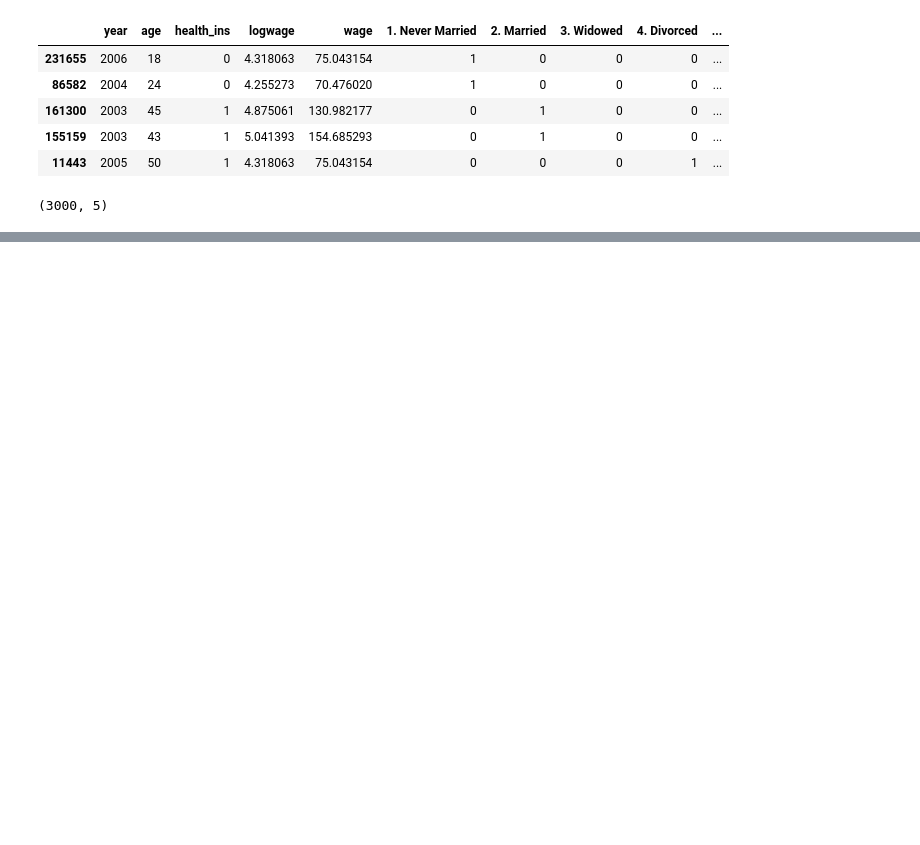
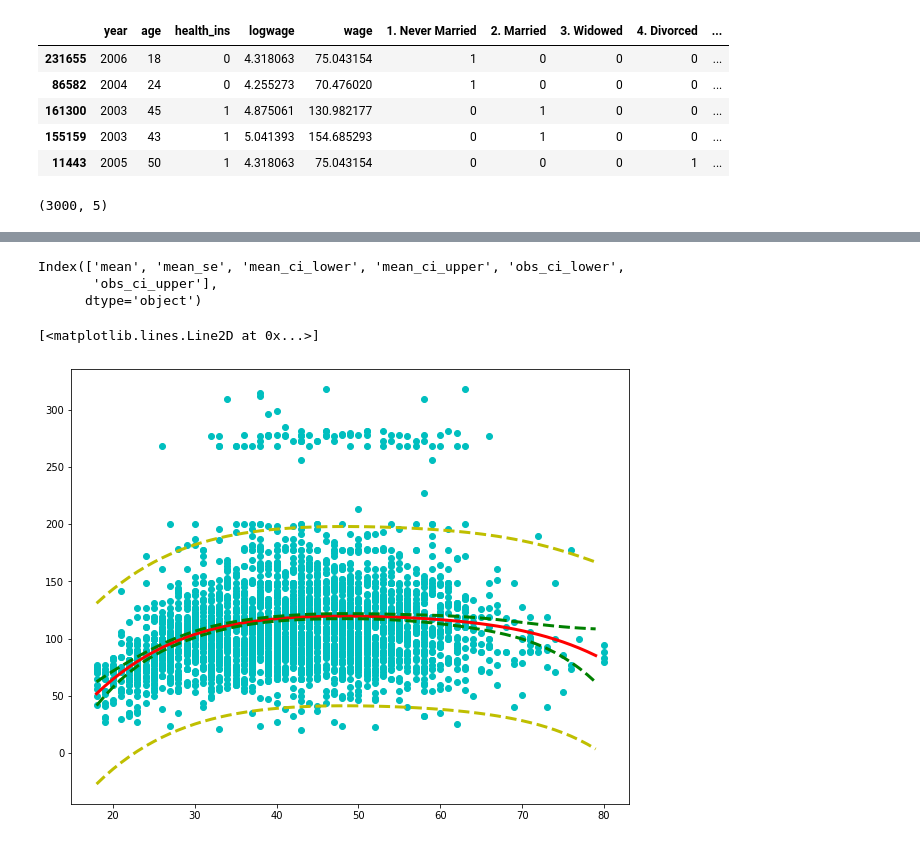
Before and after one commit to vivialprt/ISLR, a Jupyter notebook: Chapter7/Lab.ipynb, the cells around one changed output, grey strips where cells are left out. Cells and saved outputs as stored; diff of their text form; code cells hidden in the pictures; blank space fills up the shorter version.

```diff
--- a/Chapter7/Lab.ipynb
+++ b/Chapter7/Lab.ipynb
@@ -53,0 +36,3 @@ array([[1.000000e+00, 1.800000e+01, 3.240000e+02, 5.832000e+03,
+# %%
+model = sm.OLS(data.wage, poly_age).fit()
+model.summary()
@@ -53,0 +64,21 @@ array([[1.000000e+00, 1.800000e+01, 3.240000e+02, 5.832000e+03,
+# %%
+age_for_plot = np.arange(data.age.min(), data.age.max()).reshape(-1, 1)
+age_for_plot = PolynomialFeatures(degree=4).fit_transform(age_for_plot)
+pred_res = model.get_prediction(age_for_plot).summary_frame()
+# %%
+pred_res.columns
+# %% [output]
+Index(['mean', 'mean_se', 'mean_ci_lower', 'mean_ci_upper', 'obs_ci_lower',
+       'obs_ci_upper'],
+      dtype='object')
+# %%
+plt.figure(figsize=(10,8))
+plt.plot(data.age, data.wage, 'o', c='c')
+plt.plot(age_for_plot[:, 1], pred_res['mean'], color='r', lw=3)
+plt.plot(age_for_plot[:, 1], pred_res['mean_ci_lower'], 'g--', lw=3)
+plt.plot(age_for_plot[:, 1], pred_res['mean_ci_upper'], 'g--', lw=3)
+plt.plot(age_for_plot[:, 1], pred_res['obs_ci_lower'], 'y--', lw=3)
+plt.plot(age_for_plot[:, 1], pred_res['obs_ci_upper'], 'y--', lw=3)
+# %% [output]
+[<matplotlib.lines.Line2D at 0x...>]
+[figure, added]
```
Also changed, not shown: parts of 8 cells of this notebook.
